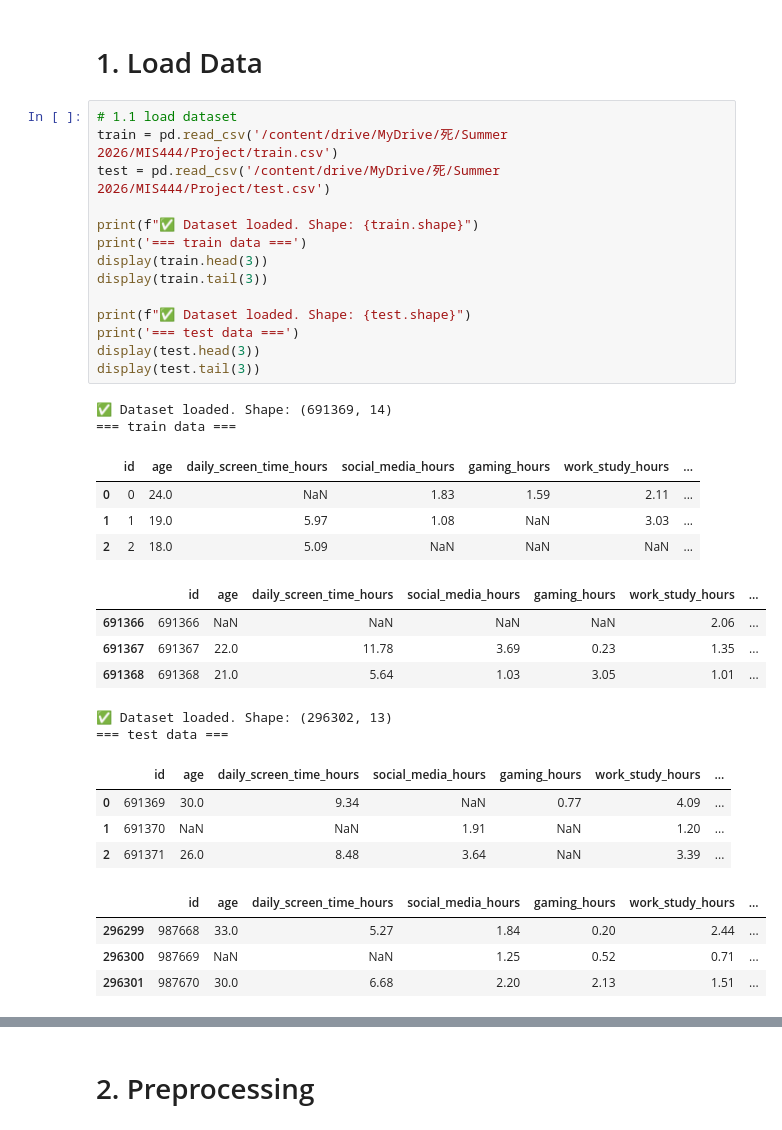
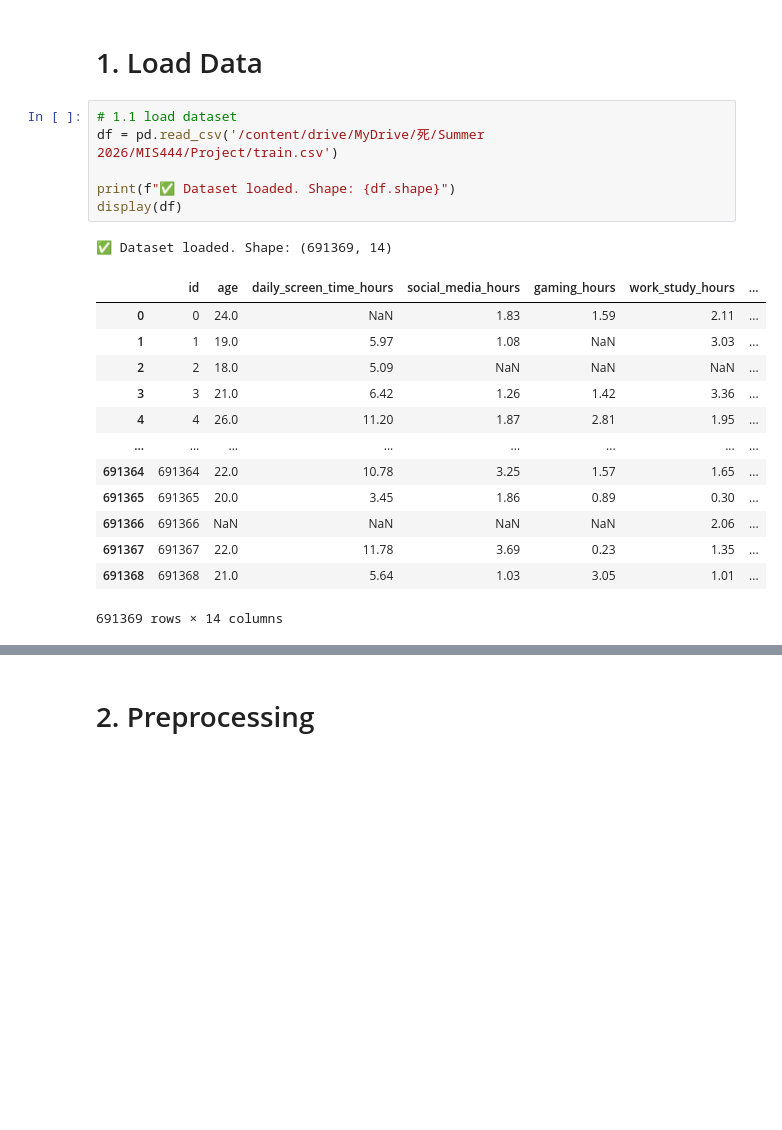
Before and after one commit to kamxsato/MIS444_Final_Project, a Jupyter notebook: 24104087_Final_Project.ipynb, the cells around one changed output, grey strips where cells are left out. Saved outputs shown, nothing was run; the diff lists cells and outputs as text; blank space fills up the shorter version.

```diff
--- a/24104087_Final_Project.ipynb
+++ b/24104087_Final_Project.ipynb
@@ -41,39 +45,25 @@ Libraries Loaded
 # 1. Load Data
 # %%
 # 1.1 load dataset
-train = pd.read_csv('/content/drive/MyDrive/死/Summer 2026/MIS444/Project/train.csv')
-test = pd.read_csv('/content/drive/MyDrive/死/Summer 2026/MIS444/Project/test.csv')
+df = pd.read_csv('/content/drive/MyDrive/死/Summer 2026/MIS444/Project/train.csv')
 
-print(f"✅ Dataset loaded. Shape: {train.shape}")
-print('=== train data ===')
-display(train.head(3))
-display(train.tail(3))
-
-print(f"✅ Dataset loaded. Shape: {test.shape}")
-print('=== test data ===')
-display(test.head(3))
-display(test.tail(3))
+print(f"✅ Dataset loaded. Shape: {df.shape}")
+display(df)
 # %% [output]
 ✅ Dataset loaded. Shape: (691369, 14)
-=== train data ===
 |  | id | age | daily_screen_time_hours | social_media_hours | gaming_hours | work_study_hours | ... |
 | 0 | 0 | 24.0 | NaN | 1.83 | 1.59 | 2.11 | ... |
 | 1 | 1 | 19.0 | 5.97 | 1.08 | NaN | 3.03 | ... |
 | 2 | 2 | 18.0 | 5.09 | NaN | NaN | NaN | ... |
+| 3 | 3 | 21.0 | 6.42 | 1.26 | 1.42 | 3.36 | ... |
+| 4 | 4 | 26.0 | 11.20 | 1.87 | 2.81 | 1.95 | ... |
+| ... | ... | ... | ... | ... | ... | ... | ... |
+| 691364 | 691364 | 22.0 | 10.78 | 3.25 | 1.57 | 1.65 | ... |
+| 691365 | 691365 | 20.0 | 3.45 | 1.86 | 0.89 | 0.30 | ... |
+| 691366 | 691366 | NaN | NaN | NaN | NaN | 2.06 | ... |
+| 691367 | 691367 | 22.0 | 11.78 | 3.69 | 0.23 | 1.35 | ... |
+| 691368 | 691368 | 21.0 | 5.64 | 1.03 | 3.05 | 1.01 | ... |
-|  | id | age | daily_screen_time_hours | social_media_hours | gaming_hours | work_study_hours | ... |
-| 691366 | 691366 | NaN | NaN | NaN | NaN | 2.06 | ... |
-| 691367 | 691367 | 22.0 | 11.78 | 3.69 | 0.23 | 1.35 | ... |
-| 691368 | 691368 | 21.0 | 5.64 | 1.03 | 3.05 | 1.01 | ... |
-✅ Dataset loaded. Shape: (296302, 13)
-=== test data ===
+691369 rows × 14 columns
-|  | id | age | daily_screen_time_hours | social_media_hours | gaming_hours | work_study_hours | ... |
-| 0 | 691369 | 30.0 | 9.34 | NaN | 0.77 | 4.09 | ... |
-| 1 | 691370 | NaN | NaN | 1.91 | NaN | 1.20 | ... |
-| 2 | 691371 | 26.0 | 8.48 | 3.64 | NaN | 3.39 | ... |
-|  | id | age | daily_screen_time_hours | social_media_hours | gaming_hours | work_study_hours | ... |
-| 296299 | 987668 | 33.0 | 5.27 | 1.84 | 0.20 | 2.44 | ... |
-| 296300 | 987669 | NaN | NaN | 1.25 | 0.52 | 0.71 | ... |
-| 296301 | 987670 | 30.0 | 6.68 | 2.20 | 2.13 | 1.51 | ... |
 # %%
 # 1.2 inspect data
 
```
Also changed, not shown: parts of 68 cells of this notebook.
